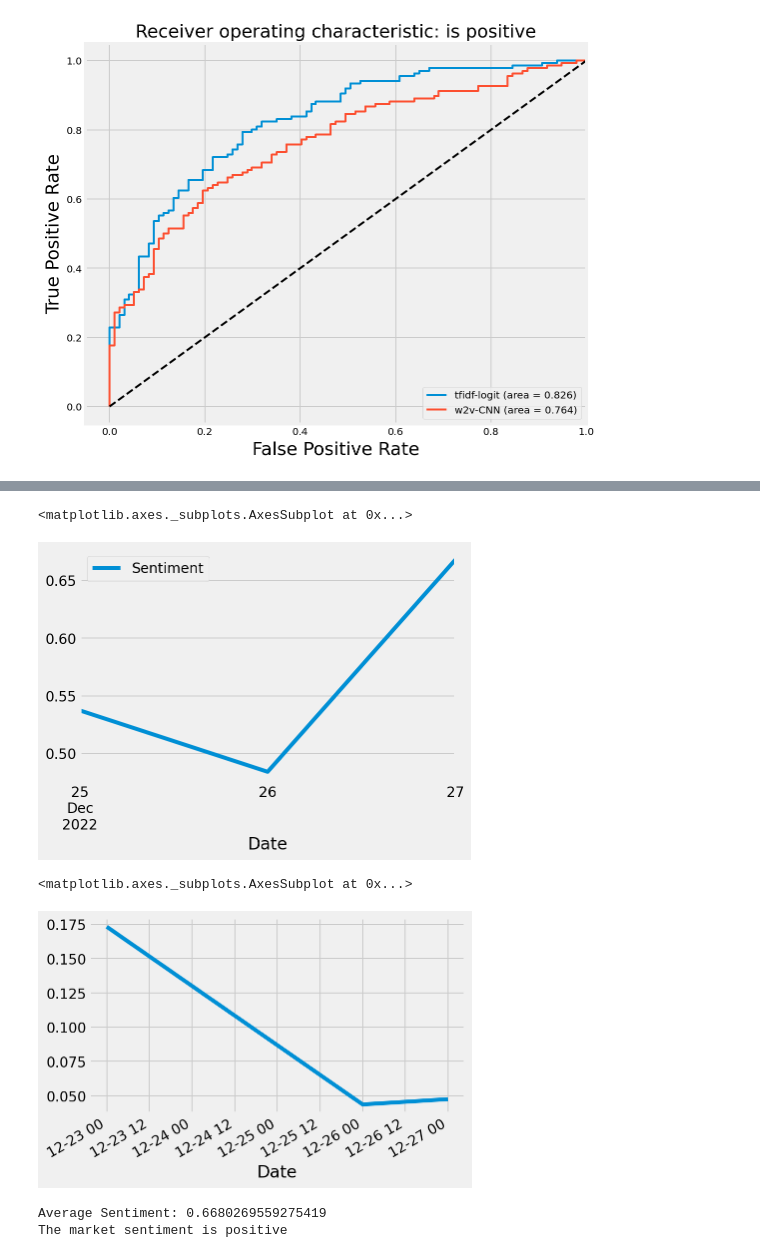
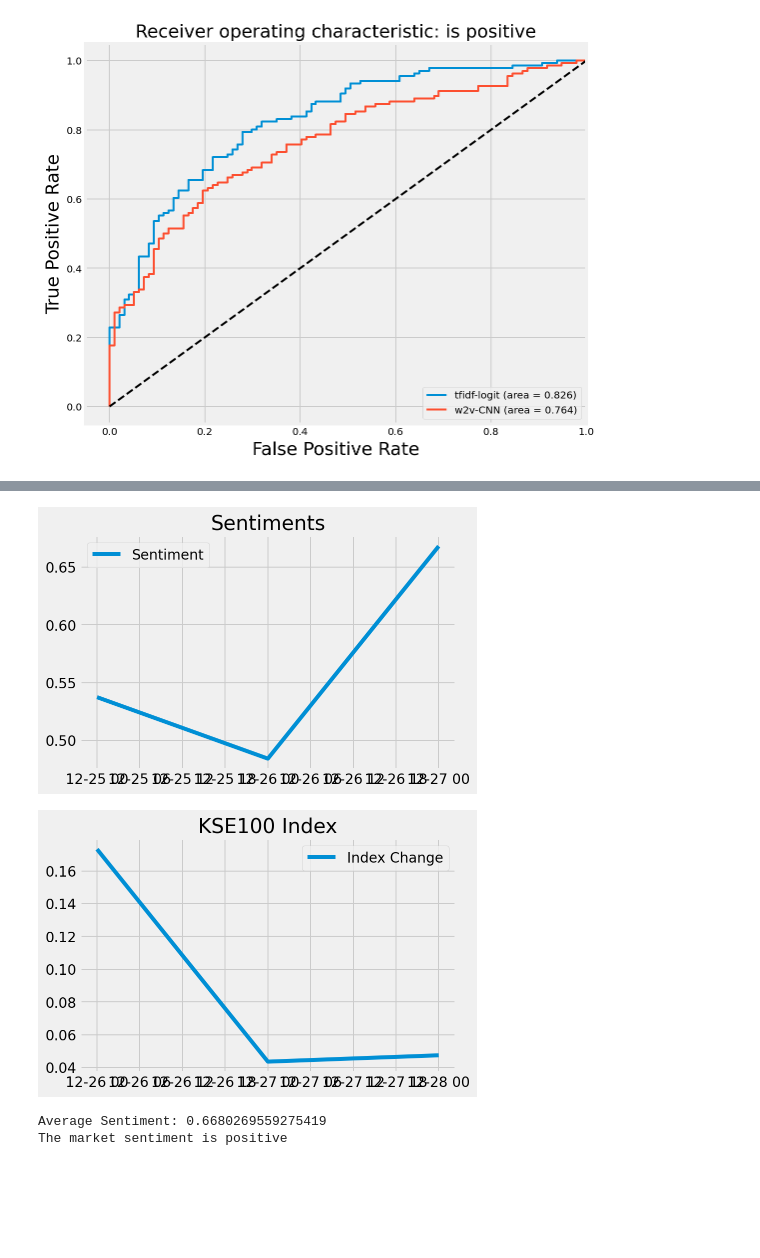
Before and after one commit to UltralordTaha/NLP, a Jupyter notebook: NLP_Project_(CNN_Word2Vec).ipynb, the cells around one changed output, grey strips where cells are left out. Cells and saved outputs as stored; diff of their text form; code cells hidden in the pictures; blank space fills up the shorter version.

```diff
--- a/NLP_Project_(CNN_Word2Vec).ipynb
+++ b/NLP_Project_(CNN_Word2Vec).ipynb
@@ -719,23 +701,29 @@ for i in range(0,3,1):
 # %%
+from matplotlib.pyplot import figure
+
 avg_df = pd.DataFrame(avg_sent, index = range(0,len(list(avg_sent.keys())))).transpose().reset_index()
 avg_df.drop(columns = [1, 2], inplace = True)
 avg_df.columns = ["Date", "Sentiment"]
 avg_df.index = avg_df["Date"].astype("datetime64")
 avg_df.drop(columns = ["Date"], inplace = True)
-avg_df.plot()
+plt.plot(avg_df.index, avg_df["Sentiment"], label = "Sentiment")
+plt.title("Sentiments")
+plt.legend()
+plt.show()
 # %% [output]
-<matplotlib.axes._subplots.AxesSubplot at 0x...>
-[figure, old version]
+[figure, new version]
 # %%
 KSE100 = pd.read_csv("HBLTTI.csv")
 KSE100["Date"] = KSE100["Date"].astype("datetime64")
 KSE100.index = KSE100["Date"]
 KSE100.drop(columns = ["Date", "Open Index", "Closing Index", "Change in Index"], inplace = True)
 KSE100.dropna(inplace = True)
-KSE100.iloc[4:7]["Change Percentage"].plot()
+plt.plot(KSE100.index[3:6], KSE100.iloc[4:7]["Change Percentage"], label = "Index Change")
+plt.title("KSE100 Index")
+plt.legend()
+plt.show()
 # %% [output]
-<matplotlib.axes._subplots.AxesSubplot at 0x...>
-[figure, old version]
+[figure, new version]
 # %%
 average_sentiment = avg_df["Sentiment"].values[0]
 print("Average Sentiment:", average_sentiment)
```
Also changed, not shown: parts of 7 cells of this notebook.
